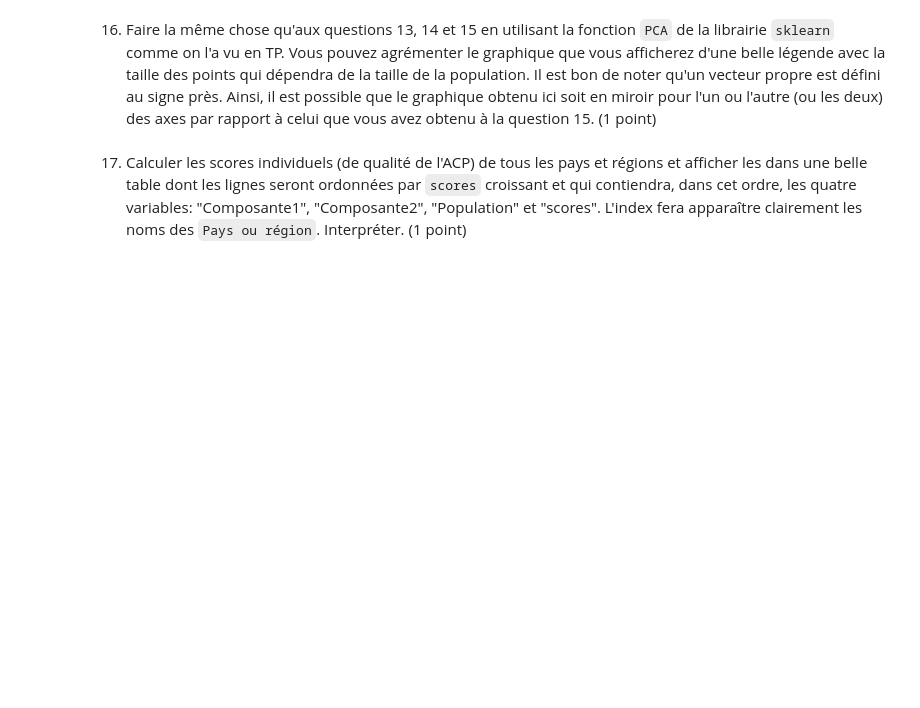
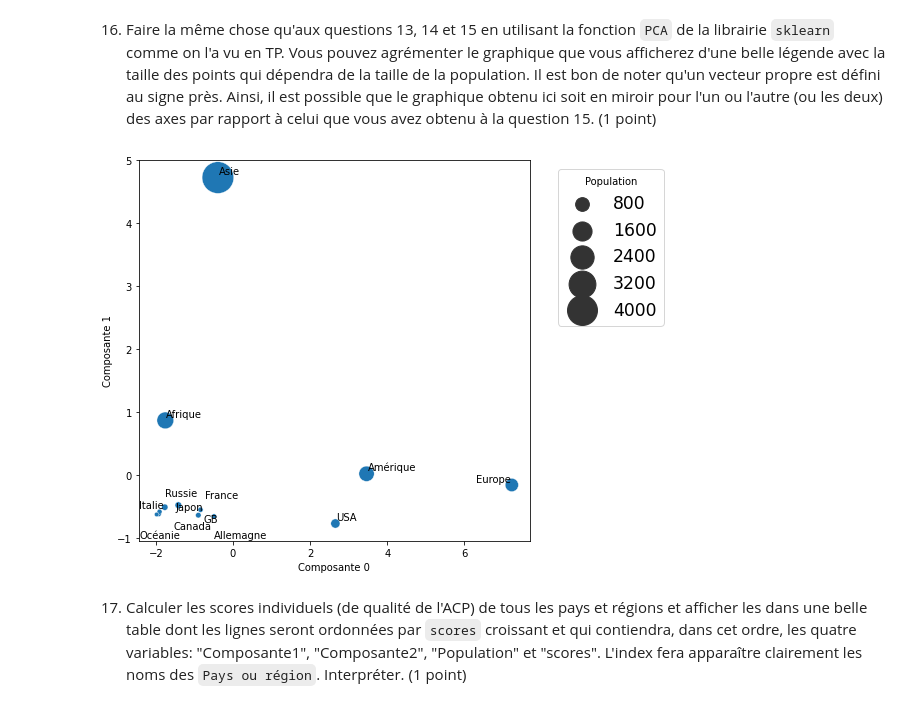
Before and after one commit to Alexandre0702/TP-Analyse-multidimentionnelle, a Jupyter notebook: exam_V3DMI5_2020_ipynb_txt.ipynb, the cells around one changed output. Saved outputs shown, nothing was run; the diff lists cells and outputs as text; code cells hidden in the pictures; blank space fills up the shorter version.

```diff
--- a/exam_V3DMI5_2020_ipynb_txt.ipynb
+++ b/exam_V3DMI5_2020_ipynb_txt.ipynb
@@ -97,2 +335,26 @@ from adjustText import adjust_text
+# %%
+# Importation de la librairie pour la PCA
+from sklearn.decomposition import PCA
+pca = PCA(n_components=2)
+
+data_pca = scaler.fit_transform(data_nobel)
+data_pca = pca.fit_transform(data_pca)
+
+data_nobel['Composante 0'] = data_pca[:,0]
+data_nobel['Composante 1'] = data_pca[:,1]
+
+
+plt.figure(figsize=(7,7))
+sns.scatterplot(x='Composante 0', y='Composante 1', data=data_nobel, size='Population', sizes=(20,1000))
+plt.legend(title='Population', bbox_to_anchor=(1.05, 1), loc='upper left', fontsize='xx-large')
+
+libelles = []
+for i in range(len(data_nobel)):
+      libelles.append(plt.annotate(data_nobel.index[i], (data_nobel['Composante 0'][i], data_nobel['Composante 1'][i])))
+adjust_text(libelles)
+
+plt.show()
+# %% [output]
+[figure, added]
 # %% [markdown]
 17. Calculer les scores individuels (de qualité de l'ACP) de tous les pays et régions et afficher les dans une belle table dont les lignes seront ordonnées par `scores` croissant et qui contiendra, dans cet ordre, les quatre variables: "Composante1", "Composante2", "Population" et "scores". L'index fera apparaître clairement les noms des `Pays ou région`. Interpréter. (1 point)
```
Also changed, not shown: parts of 40 cells of this notebook.
